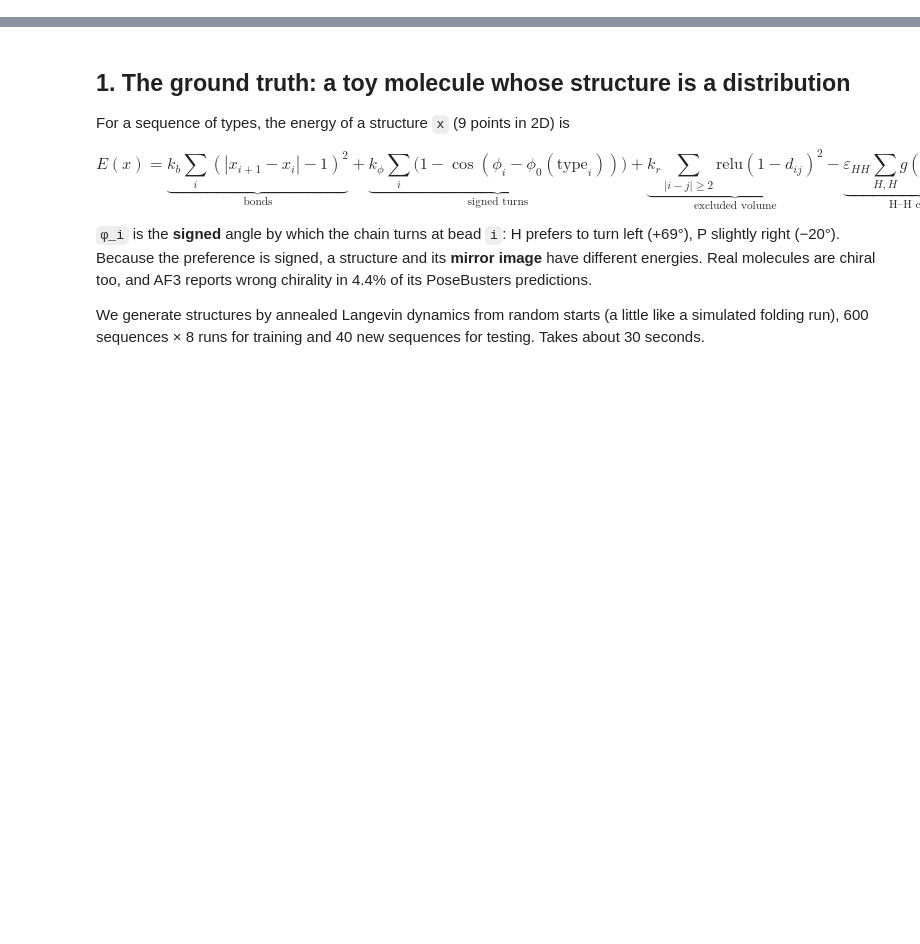
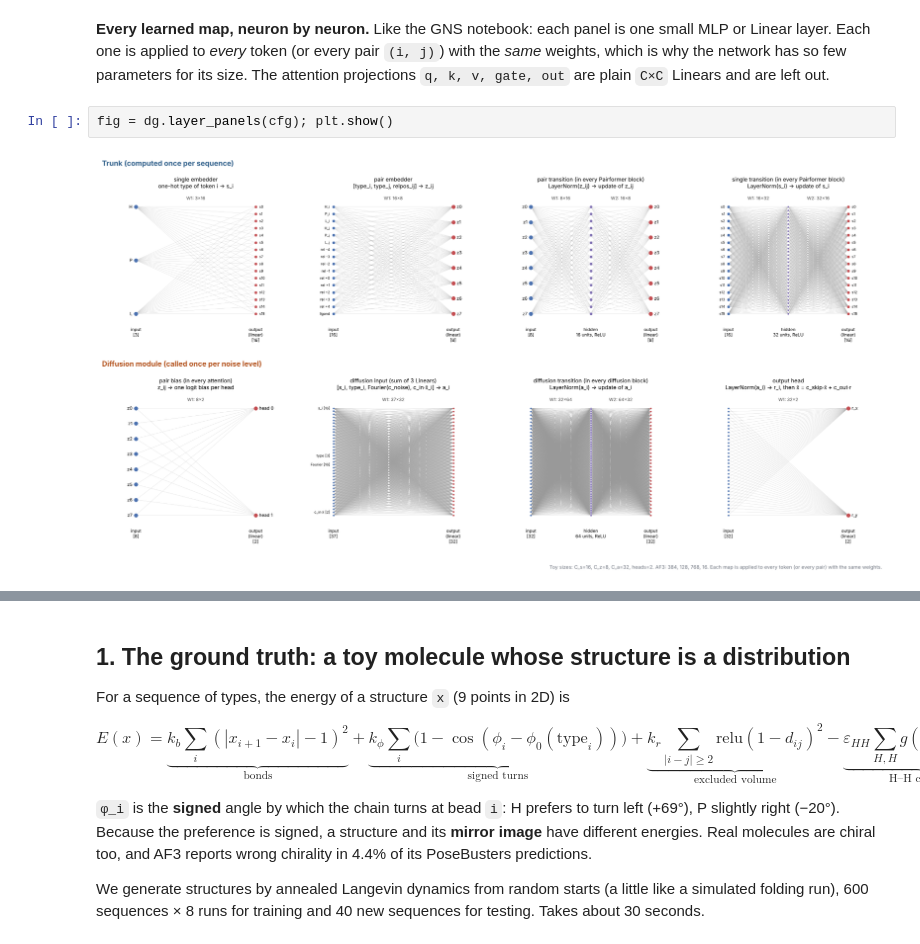
Before and after one commit to HamedHeli/AI-Physics, a Jupyter notebook: 10-generative-structure-prediction/alphafold3/notebooks/alphafold3_explained.ipynb, the cells around one changed output, grey strips where cells are left out. Drawn from its saved outputs; the diff is of its cells as text; blank space fills up the shorter version.

```diff
--- a/10-generative-structure-prediction/alphafold3/notebooks/alphafold3_explained.ipynb
+++ b/10-generative-structure-prediction/alphafold3/notebooks/alphafold3_explained.ipynb
@@ -59,0 +73,6 @@ JAX 0.12.0.1 on cpu
+# %% [markdown]
+**Every learned map, neuron by neuron.** Like the GNS notebook: each panel is one small MLP or Linear layer. Each one is applied to *every* token (or every pair `(i, j)`) with the *same* weights, which is why the network has so few parameters for its size. The attention projections `q, k, v, gate, out` are plain `C×C` Linears and are left out.
+# %%
+fig = dg.layer_panels(cfg); plt.show()
+# %% [output]
+[figure, added]
```
Also changed, not shown: parts of 9 cells of this notebook, 6 other files.
